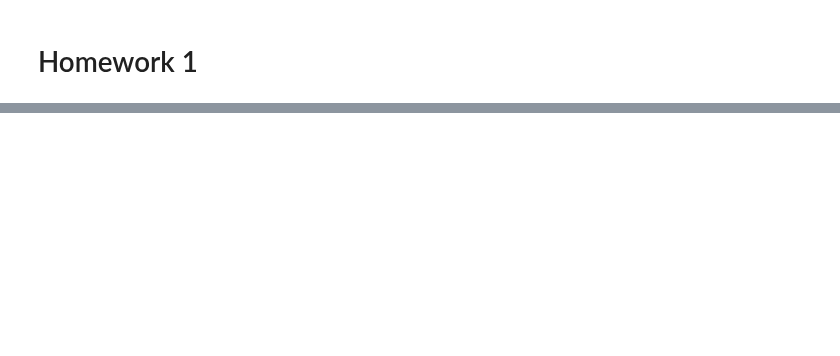
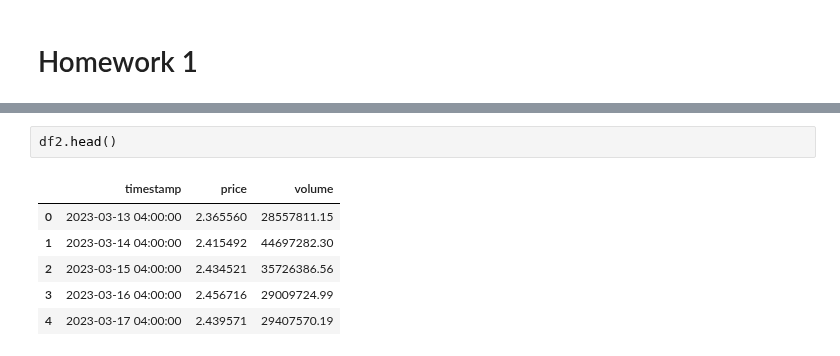
Before and after one commit to dnlmkhlv/ml, a Jupyter notebook: time-series/homeworks/homework1.ipynb, the cells around one changed output, grey strips where cells are left out. Drawn from its saved outputs; the diff is of its cells as text; blank space fills up the shorter version.

```diff
--- a/time-series/homeworks/homework1.ipynb
+++ b/time-series/homeworks/homework1.ipynb
@@ -23,0 +50,9 @@ As a result of this homework you should provide a .ipynb file (jupyter notebook)
+# %%
+df2.head()
+# %% [output]
+|  | timestamp | price | volume |
+| 0 | 2023-03-13 04:00:00 | 2.365560 | 28557811.15 |
+| 1 | 2023-03-14 04:00:00 | 2.415492 | 44697282.30 |
+| 2 | 2023-03-15 04:00:00 | 2.434521 | 35726386.56 |
+| 3 | 2023-03-16 04:00:00 | 2.456716 | 29009724.99 |
+| 4 | 2023-03-17 04:00:00 | 2.439571 | 29407570.19 |
```
Also changed, not shown: parts of 14 cells of this notebook, 2 other files.
